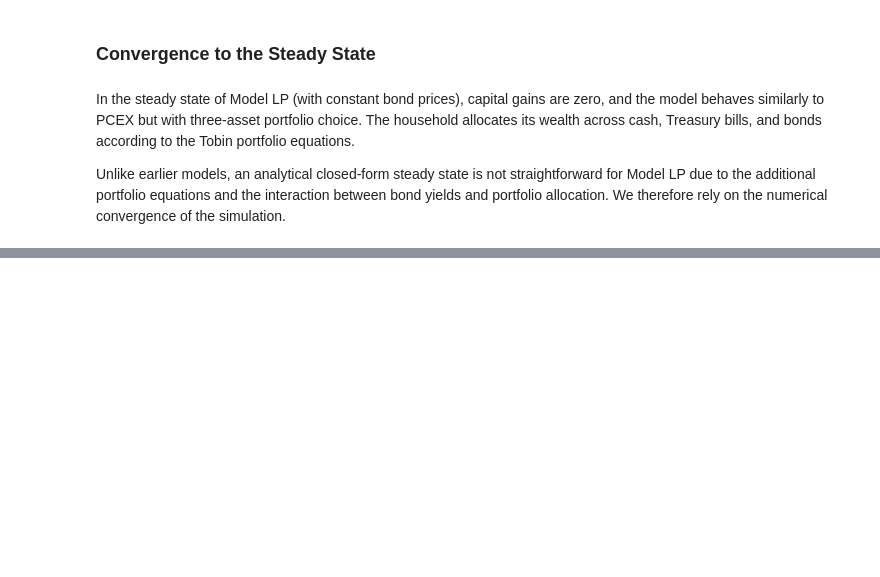
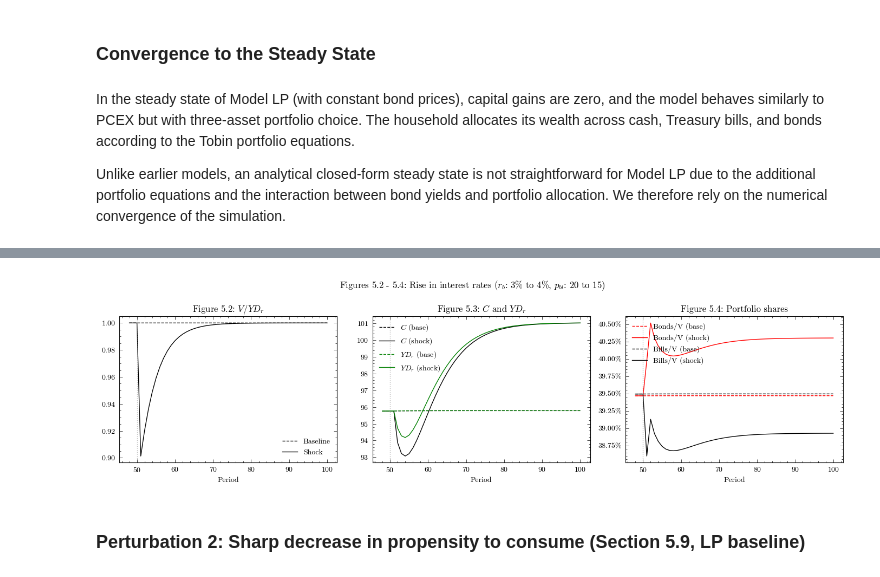
Before and after one commit to KarlNaumann/MacroStat, a Jupyter notebook: docs/models/GL06/GL06LP.ipynb, the cells around one changed output, grey strips where cells are left out. Drawn from its saved outputs; the diff is of its cells as text; code cells hidden in the pictures; blank space fills up the shorter version.

```diff
--- a/docs/models/GL06/GL06LP.ipynb
+++ b/docs/models/GL06/GL06LP.ipynb
@@ -379,0 +296,56 @@ plt.show()
+# %%
+scenarios = ScenariosGL06LP(parameters=params)
+sc1 = scenarios.get_scenario_index("Scenario.1: Rise in interest rates")
+model1 = GL06LP(parameters=params, scenarios=scenarios)
+model1.simulate(scenario=sc1)
+output_sc1 = model1.variables.to_pandas()
+# %%
+trigger = params["scenario_trigger"]
+dfo = output_sc1.loc[trigger - 2:]
+dfo_base = output.loc[trigger - 2:]
+
+fig, axes = plt.subplots(1, 3, figsize=(14, 4))
+
+# Figure 5.2: V/YDr ratio
+v_yd_base = dfo_base['Wealth'] / dfo_base['DisposableIncome']
+v_yd_shock = dfo['Wealth'] / dfo['DisposableIncome']
+axes[0].plot(dfo_base.index, v_yd_base, 'k--', label='Baseline')
+axes[0].plot(dfo.index, v_yd_shock, 'k-', label='Shock')
+axes[0].axvline(x=trigger, color='grey', linestyle=':', alpha=0.5)
+axes[0].set_title('Figure 5.2: $V / YD_r$')
+axes[0].set_xlabel('Period')
+axes[0].legend(frameon=False)
+
+# Figure 5.3: C and YDr
+axes[1].plot(dfo_base.index, dfo_base['ConsumptionHousehold'], 'k--', label='$C$ (base)')
+axes[1].plot(dfo.index, dfo['ConsumptionHousehold'], 'k-', label='$C$ (shock)')
+axes[1].plot(dfo_base.index, dfo_base['DisposableIncome'], 'g--', label='$YD_r$ (base)')
+axes[1].plot(dfo.index, dfo['DisposableIncome'], 'g-', label='$YD_r$ (shock)')
+axes[1].axvline(x=trigger, color='grey', linestyle=':', alpha=0.5)
+axes[1].set_title('Figure 5.3: $C$ and $YD_r$')
+axes[1].set_xlabel('Period')
+axes[1].legend(frameon=False)
+
+# Figure 5.4: portfolio shares
+bond_share_sc1 = output_sc1['HouseholdBondStock'].mul(output_sc1[('BondPrice',"Macroeconomy")],axis=0).div(output_sc1['Wealth'])
+bill_share_sc1 = output_sc1['HouseholdBillStock'] / output_sc1['Wealth']
+bond_share_base = output['HouseholdBondStock'].mul(output[('BondPrice',"Macroeconomy")],axis=0).div(output['Wealth'])
+bill_share_base = output['HouseholdBillStock'] / output['Wealth']
+
+axes[2].plot(bond_share_base.loc[trigger - 2:].index, bond_share_base.loc[trigger - 2:], 'r--', label='Bonds/V (base)')
+axes[2].plot(bond_share_sc1.loc[trigger - 2:].index, bond_share_sc1.loc[trigger - 2:], 'r-', label='Bonds/V (shock)')
+axes[2].plot(bill_share_base.loc[trigger - 2:].index, bill_share_base.loc[trigger - 2:], 'k--', label='Bills/V (base)')
+axes[2].plot(bill_share_sc1.loc[trigger - 2:].index, bill_share_sc1.loc[trigger - 2:], 'k-', label='Bills/V (shock)')
+axes[2].axvline(x=trigger, color='grey', linestyle=':', alpha=0.5)
+axes[2].set_title('Figure 5.4: Portfolio shares')
+axes[2].set_xlabel('Period')
+axes[2].yaxis.set_major_formatter(PercentFormatter(1))
+axes[2].legend(frameon=False)
+
+fig.suptitle('Figures 5.2 - 5.4: Rise in interest rates ($r_b$: 3% to 4%, $p_{bl}$: 20 to 15)')
+plt.tight_layout()
+plt.show()
+# %% [output]
+[figure, added]
+# %% [markdown]
+### Perturbation 2: Sharp decrease in propensity to consume (Section 5.9, LP baseline)
```
Also changed, not shown: parts of 16 cells of this notebook, 5 other files.
